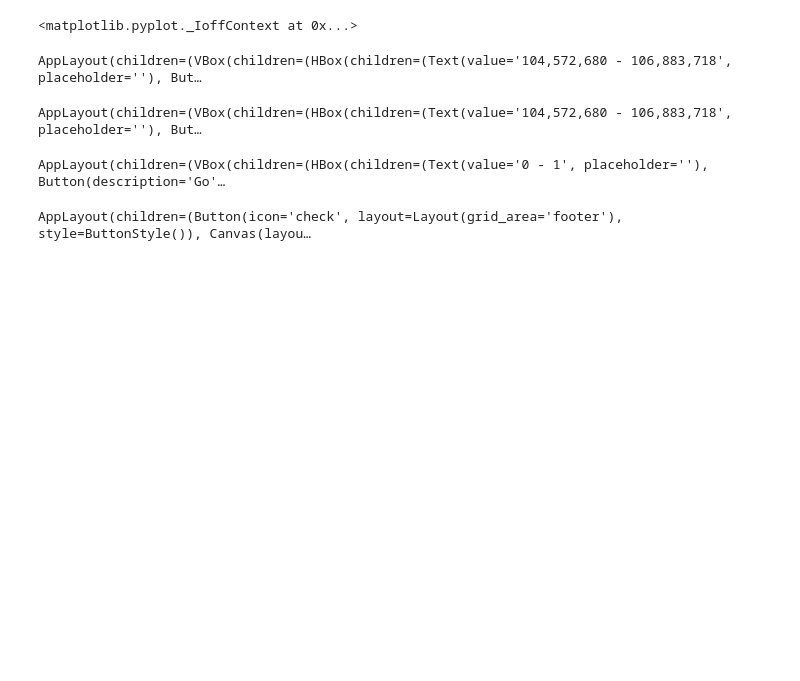
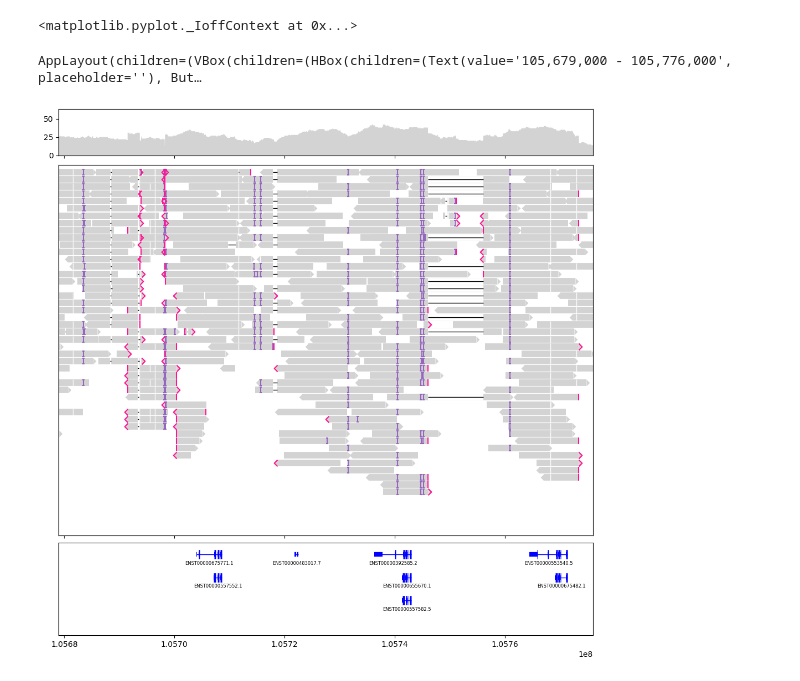
Before and after one commit to jzhang-dev/lakeview, a Jupyter notebook: docs/examples/HG002_IGH/HG002_IGH.py.ipynb, the cells around one changed output. Drawn from its saved outputs; the diff is of its cells as text; code cells hidden in the pictures; blank space fills up the shorter version.

Commit message:
17 Jul 2022
Draw transcripts
Reset button
Rewrite GenomeViewer API
Render vlines with blitting

```diff
--- a/docs/examples/HG002_IGH/HG002_IGH.py.ipynb
+++ b/docs/examples/HG002_IGH/HG002_IGH.py.ipynb
@@ -4,11 +7,12 @@ import matplotlib.pyplot as plt
 import pysam
 
 import sys
+
 sys.path.append("../../../src/")
 import lakeview as lv
 
-plt.rcParams['figure.facecolor'] = 'white'
-plt.rcParams['figure.dpi'] = 72
+plt.rcParams["figure.facecolor"] = "white"
+plt.rcParams["figure.dpi"] = 100
 # %%
 %matplotlib widget
 plt.ioff()
@@ -71,19 +59,23 @@ gv.init_app()
+# %%
+gv = lv.GenomeViewer(3, height_ratios=(1, 8, 2))
+pacbio_painter.draw_pileup(
+    gv.axes[0],
+    show_mismatches=False,
+)
+pacbio_painter.draw_alignment(
+    gv.axes[1],
+    show_mismatches=False,
+    order=lambda seg: -seg.query_alignment_length,
+    max_depth=50,
+)
+gencode_painter.draw_transcripts(gv.axes[2], max_group_depth=4, labels=lambda t: t.id)
+
+gv.set_xlim((105679000, 105776000))
 # %%
 gv
 # %% [output]
-AppLayout(children=(VBox(children=(HBox(children=(Text(value='104,572,680 - 106,883,718', placeholder=''), But…
+AppLayout(children=(VBox(children=(HBox(children=(Text(value='105,679,000 - 105,776,000', placeholder=''), But…
-# %%
-gv = lv.GenomeViewer(width=12, height=12, xlim=(105679000, 105776000))
-gv.add_track(pacbio_painter.draw_pileup, 1, show_mismatches=False)
-gv.add_track(
-    pacbio_painter.draw_alignment,
-    8,
-    show_mismatches=False,
-    order=lambda seg: -seg.query_alignment_length,
-    max_group_depth=50,
-)
-gv.init_app()
 # %%
-gv
+gv.figure
 # %% [output]
-AppLayout(children=(VBox(children=(HBox(children=(Text(value='104,572,680 - 106,883,718', placeholder=''), But…
+[figure, added]
@@ -94,4 +81,0 @@ gv.init_app()
-# %%
-gv
-# %% [output]
-AppLayout(children=(VBox(children=(HBox(children=(Text(value='0 - 1', placeholder=''), Button(description='Go'…
@@ -118,4 +81,0 @@ gv = C(app)
-# %%
-gv
-# %% [output]
-AppLayout(children=(Button(icon='check', layout=Layout(grid_area='footer'), style=ButtonStyle()), Canvas(layou…
```
Also changed, not shown: parts of 11 cells of this notebook, 5 other files.
